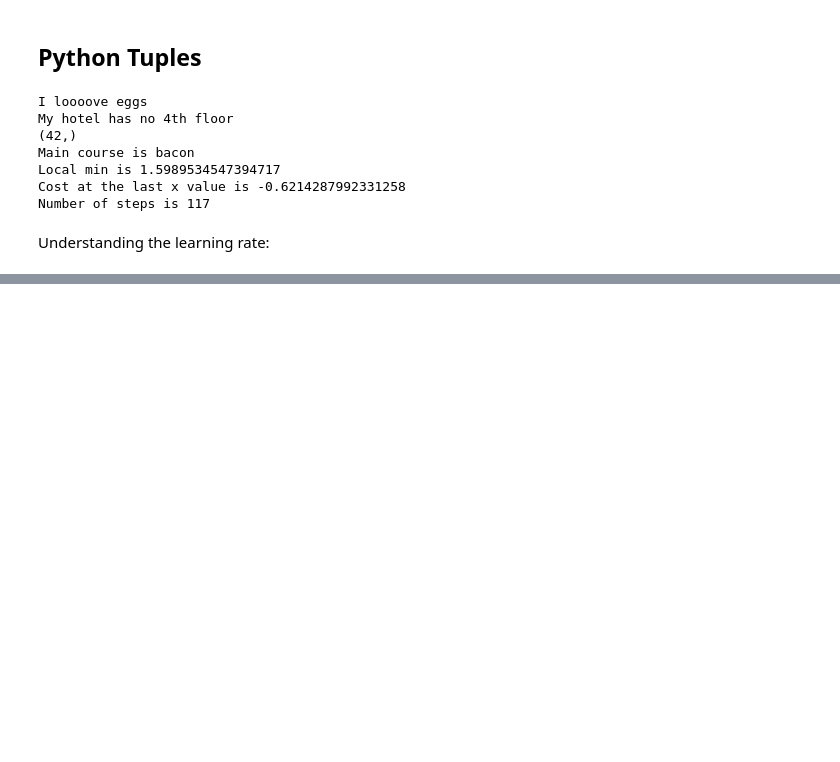
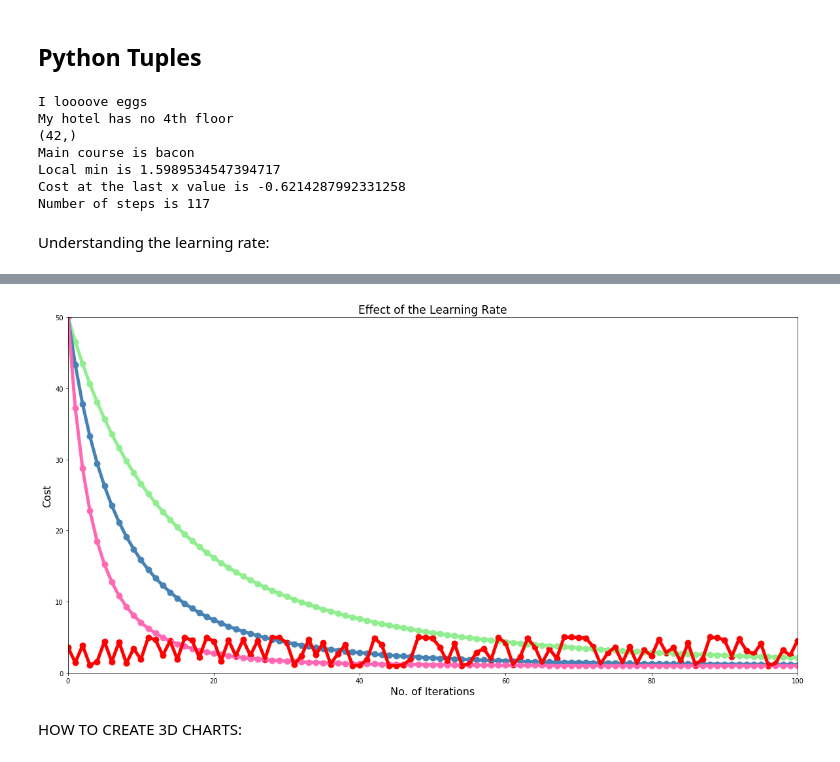
Before and after one commit to Sampatankar/DataScienceBootcamp2020-Python, a Jupyter notebook: 4Optimisation&GradientDescent/03GradientDescent.ipynb, the cells around one changed output, grey strips where cells are left out. Saved outputs shown, nothing was run; the diff lists cells and outputs as text; code cells hidden in the pictures; blank space fills up the shorter version.

```diff
--- a/4Optimisation&GradientDescent/03GradientDescent.ipynb
+++ b/4Optimisation&GradientDescent/03GradientDescent.ipynb
@@ -417,0 +462,54 @@ Understanding the learning rate:
+# %%
+# Run Gradient Descent 3 times:
+n = 100
+low_gamma = gradient_descent(derivative_func=dg, initial_guess= 3, multiplier=0.0005, precision=0.0001, max_iter=n)
+
+# Challenge: Plot two more learning rates: mid_gamma (0.001) and high_gamma(0.002):
+mid_gamma = gradient_descent(derivative_func=dg, initial_guess= 3, multiplier=0.001, precision=0.0001, max_iter=n)
+high_gamma = gradient_descent(derivative_func=dg, initial_guess= 3, multiplier=0.002, precision=0.0001, max_iter=n)
+
+# 'Insane' Gamma experiment:
+insane_gamma = gradient_descent(derivative_func=dg, initial_guess= 1.9, multiplier=0.25, precision=0.0001, max_iter=n)
+
+# Plotting reduction in cost for each iteration:
+plt.figure(figsize=[20,10])
+
+plt.xlim(0,n)
+plt.ylim(0,50)
+
+plt.title('Effect of the Learning Rate', fontsize=17)
+plt.xlabel('No. of Iterations', fontsize=16)
+plt.ylabel('Cost', fontsize=16)
+
+# Values for our charts:
+# 1) Y-Axis Data: convert the lists to numpy arrays:
+low_values = np.array(low_gamma[1])
+mid_values = np.array(mid_gamma[1])
+high_values = np.array(high_gamma[1])
+
+insane_values = np.array(insane_gamma[1])
+
+# 2) X-Axis Data: create a list from 0 to n+1 (not manually!):
+iteration_list = list(range(0, n+1))
+
+# Plotting Low Learning Rate:
+plt.plot(iteration_list, g(low_values), color='lightgreen', linewidth=5)
+plt.scatter(iteration_list, g(low_values), color='lightgreen', s=80)
+
+# Plotting Mid Learning Rate:
+plt.plot(iteration_list, g(mid_values), color='steelblue', linewidth=5)
+plt.scatter(iteration_list, g(mid_values), color='steelblue', s=80)
+
+# Plotting High Learning Rate:
+plt.plot(iteration_list, g(high_values), color='hotpink', linewidth=5)
+plt.scatter(iteration_list, g(high_values), color='hotpink', s=80)
+
+# Plotting 'Insane' Experimental Learning Rate:
+plt.plot(iteration_list, g(insane_values), color='red', linewidth=5)
+plt.scatter(iteration_list, g(insane_values), color='red', s=80)
+
+plt.show()
+# %% [output]
+[figure, added]
+# %% [markdown]
+HOW TO CREATE 3D CHARTS:
```
Also changed, not shown: parts of 9 cells of this notebook.
